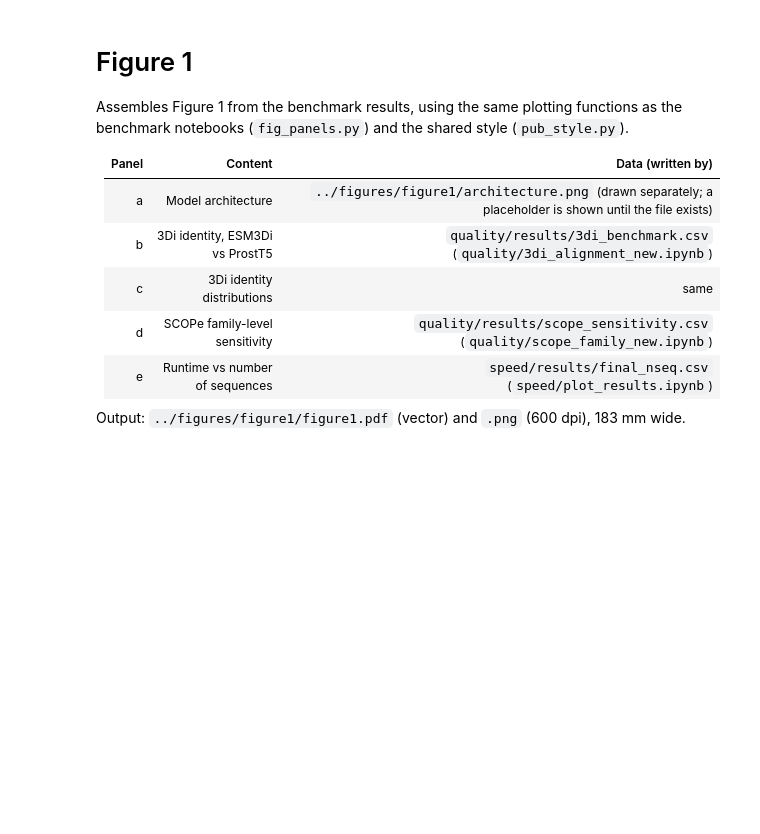
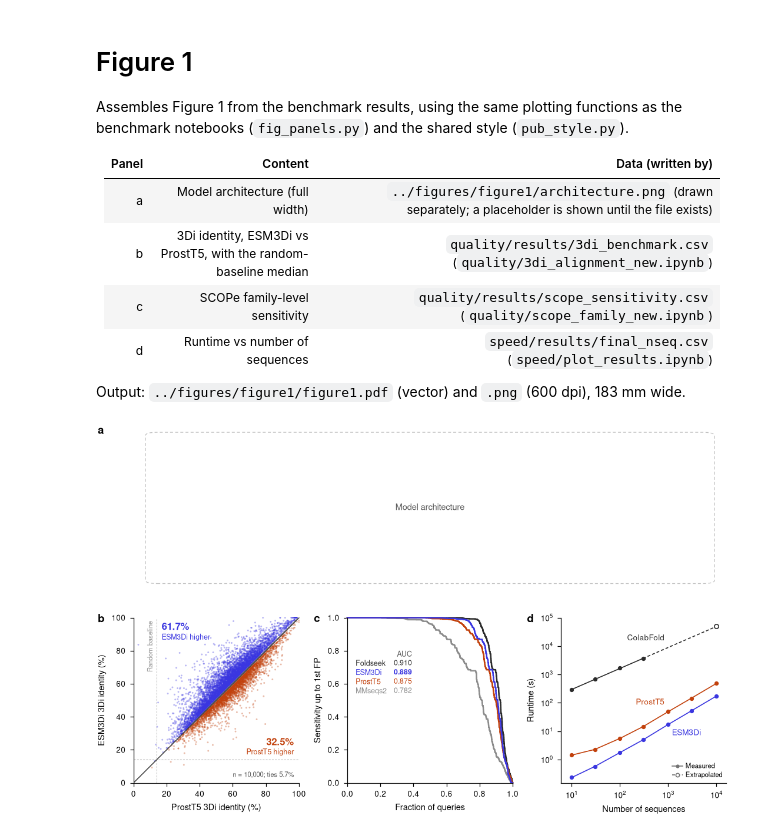
Before and after one commit to DessimozLab/ESM3di, a Jupyter notebook: brief_communication/benchmarks/figure1.ipynb, the cells around one changed output. Cells and saved outputs as stored; diff of their text form; code cells hidden in the pictures; blank space fills up the shorter version.

```diff
--- a/brief_communication/benchmarks/figure1.ipynb
+++ b/brief_communication/benchmarks/figure1.ipynb
@@ -5,30 +5,34 @@ Assembles Figure 1 from the benchmark results, using the same plotting functions
 
 | Panel | Content | Data (written by) |
 |---|---|---|
-| a | Model architecture | `../figures/figure1/architecture.png` (drawn separately; a placeholder is shown until the file exists) |
-| b | 3Di identity, ESM3Di vs ProstT5 | `quality/results/3di_benchmark.csv` (`quality/3di_alignment_new.ipynb`) |
-| c | 3Di identity distributions | same |
-| d | SCOPe family-level sensitivity | `quality/results/scope_sensitivity.csv` (`quality/scope_family_new.ipynb`) |
-| e | Runtime vs number of sequences | `speed/results/final_nseq.csv` (`speed/plot_results.ipynb`) |
+| a | Model architecture (full width) | `../figures/figure1/architecture.png` (drawn separately; a placeholder is shown until the file exists) |
+| b | 3Di identity, ESM3Di vs ProstT5, with the random-baseline median | `quality/results/3di_benchmark.csv` (`quality/3di_alignment_new.ipynb`) |
+| c | SCOPe family-level sensitivity | `quality/results/scope_sensitivity.csv` (`quality/scope_family_new.ipynb`) |
+| d | Runtime vs number of sequences | `speed/results/final_nseq.csv` (`speed/plot_results.ipynb`) |
 
 Output: `../figures/figure1/figure1.pdf` (vector) and `.png` (600 dpi), 183 mm wide.
 # %%
+# Re-import fig_panels/pub_style when they change, without restarting the kernel
+%load_ext autoreload
+%autoreload 2
+
 from pathlib import Path
 
 import matplotlib.pyplot as plt
 import pandas as pd
 from matplotlib.patches import FancyBboxPatch
 
-from pub_style import MM, MUTED_TEXT, WIDTH_DOUBLE, save_pub, use_pub_style
+from pub_style import (
+    MM, MUTED_TEXT, WIDTH_DOUBLE, add_aligned_panel_labels, save_pub, use_pub_style,
+)
 from fig_panels import (
-    IDENTITY_ARGS, plot_identity_density, plot_method_scatter, plot_runtime_vs_nseq,
-    plot_scope_level,
+    IDENTITY_ARGS, plot_method_scatter, plot_runtime_vs_nseq, plot_scope_level,
 )
 
 use_pub_style()
 OUT_DIR = Path("../figures/figure1")
 ARCHITECTURE_IMAGE = OUT_DIR / "architecture.png"
-FIG_HEIGHT = 120 * MM
+FIG_HEIGHT = 115 * MM
 
 identity_df = pd.read_csv("quality/results/3di_benchmark.csv")
 scope_df = pd.read_csv("quality/results/scope_sensitivity.csv")
@@ -36,51 +40,33 @@ nseq_df = pd.read_csv("speed/results/final_nseq.csv")
 # %%
 def draw_architecture(ax):
     """Panel a: the architecture image if it exists, otherwise a placeholder of the same area."""
     ax.set_axis_off()
     if ARCHITECTURE_IMAGE.exists():
         ax.imshow(plt.imread(ARCHITECTURE_IMAGE))
         return
     ax.add_patch(FancyBboxPatch((0.02, 0.04), 0.96, 0.92, boxstyle="round,pad=0,rounding_size=0.02",
                                 transform=ax.transAxes, fill=False, ec="0.75", lw=0.6, ls=(0, (4, 3))))
     ax.text(0.5, 0.5, "Model architecture", transform=ax.transAxes, ha="center", va="center",
             color=MUTED_TEXT)
 
 
-def add_aligned_panel_labels(fig, panels):
-    """Bold panel letters at the top-left of each panel's full extent (axes plus tick and axis
-    labels), aligned per grid column and row. `panels` maps letter -> axes."""
-    fig.canvas.draw()  # runs the layout, so the extents below are final
-    fig.set_layout_engine("none")  # keep that layout when the letters are added
-    to_fig = fig.transFigure.inverted()
-    extents = {letter: ax.get_tightbbox().transformed(to_fig) for letter, ax in panels.items()}
-    # Share x within a grid column and y within a grid row
-    columns, rows = {}, {}
-    for letter, ax in panels.items():
-        spec = ax.get_subplotspec()
-        columns.setdefault(spec.colspan.start, []).append(letter)
-        rows.setdefault(spec.rowspan.start, []).append(letter)
-    x = {l: min(extents[m].x0 for m in group) for group in columns.values() for l in group}
-    y = {l: max(extents[m].y1 for m in group) for group in rows.values() for l in group}
-    for letter in panels:
-        fig.text(x[letter], y[letter], letter, fontsize=9, fontweight="bold", ha="left", va="top")
-
-
 fig = plt.figure(figsize=(WIDTH_DOUBLE, FIG_HEIGHT), layout="constrained")
-grid = fig.add_gridspec(2, 3)
+# Top row: architecture over the full width; bottom row: the three result panels
+grid = fig.add_gridspec(2, 3, height_ratios=[0.8, 1])
 panels = {
-    "a": fig.add_subplot(grid[0, :2]),
-    "b": fig.add_subplot(grid[0, 2]),
-    "c": fig.add_subplot(grid[1, 0]),
-    "d": fig.add_subplot(grid[1, 1]),
-    "e": fig.add_subplot(grid[1, 2]),
+    "a": fig.add_subplot(grid[0, :]),
+    "b": fig.add_subplot(grid[1, 0]),
+    "c": fig.add_subplot(grid[1, 1]),
+    "d": fig.add_subplot(grid[1, 2]),
 }
 draw_architecture(panels["a"])
-plot_method_scatter(panels["b"], identity_df, **IDENTITY_ARGS)
-plot_identity_density(panels["c"], identity_df)
-panels["c"].set_box_aspect(1)
-plot_scope_level(panels["d"], scope_df, "Family", show_title=False)
-plot_runtime_vs_nseq(panels["e"], nseq_df)
+plot_method_scatter(panels["b"], identity_df, **IDENTITY_ARGS,
+                    baseline=identity_df["baseline_identity"].median())
+plot_scope_level(panels["c"], scope_df, "Family", show_title=False)
+plot_runtime_vs_nseq(panels["d"], nseq_df)
 add_aligned_panel_labels(fig, panels)
 
 save_pub(fig, "figure1", OUT_DIR)
 plt.show()
+# %% [output]
+[figure, added]
```
Also changed, not shown: 19 other files.
